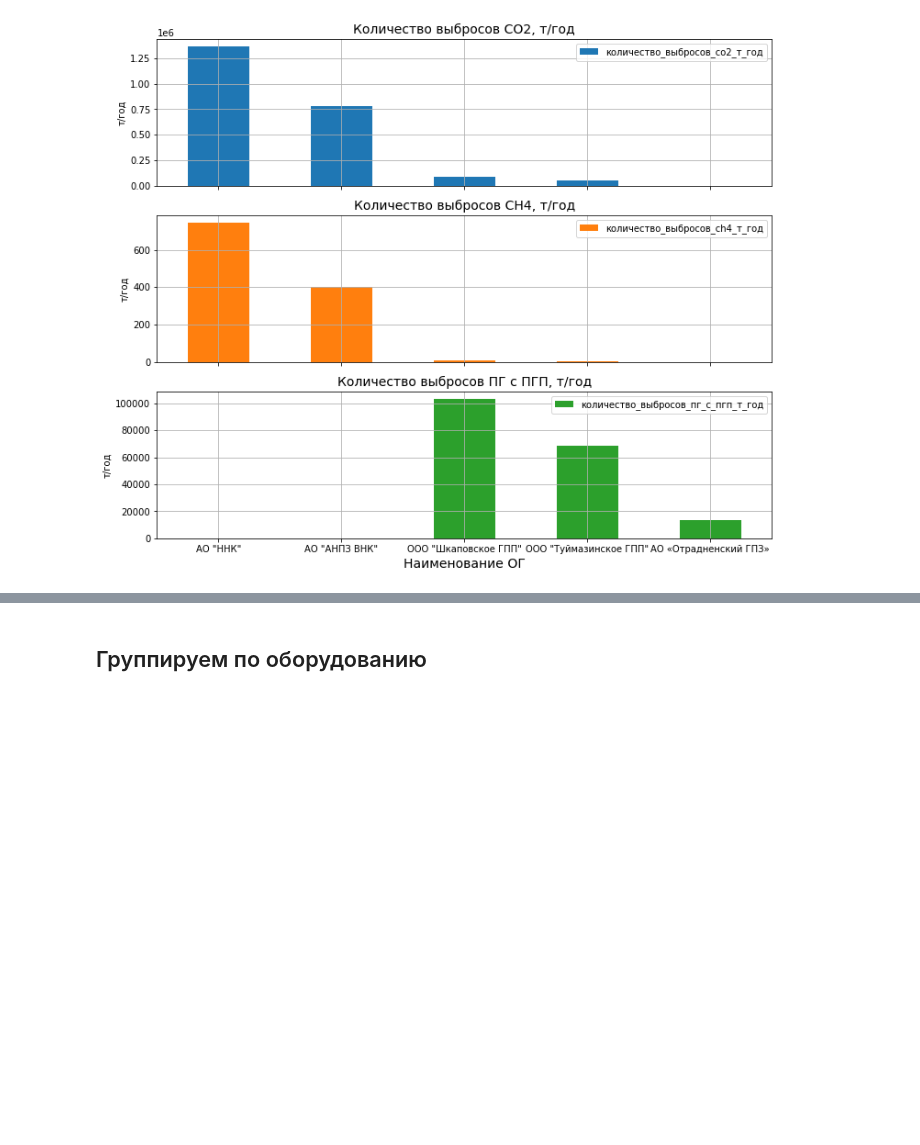
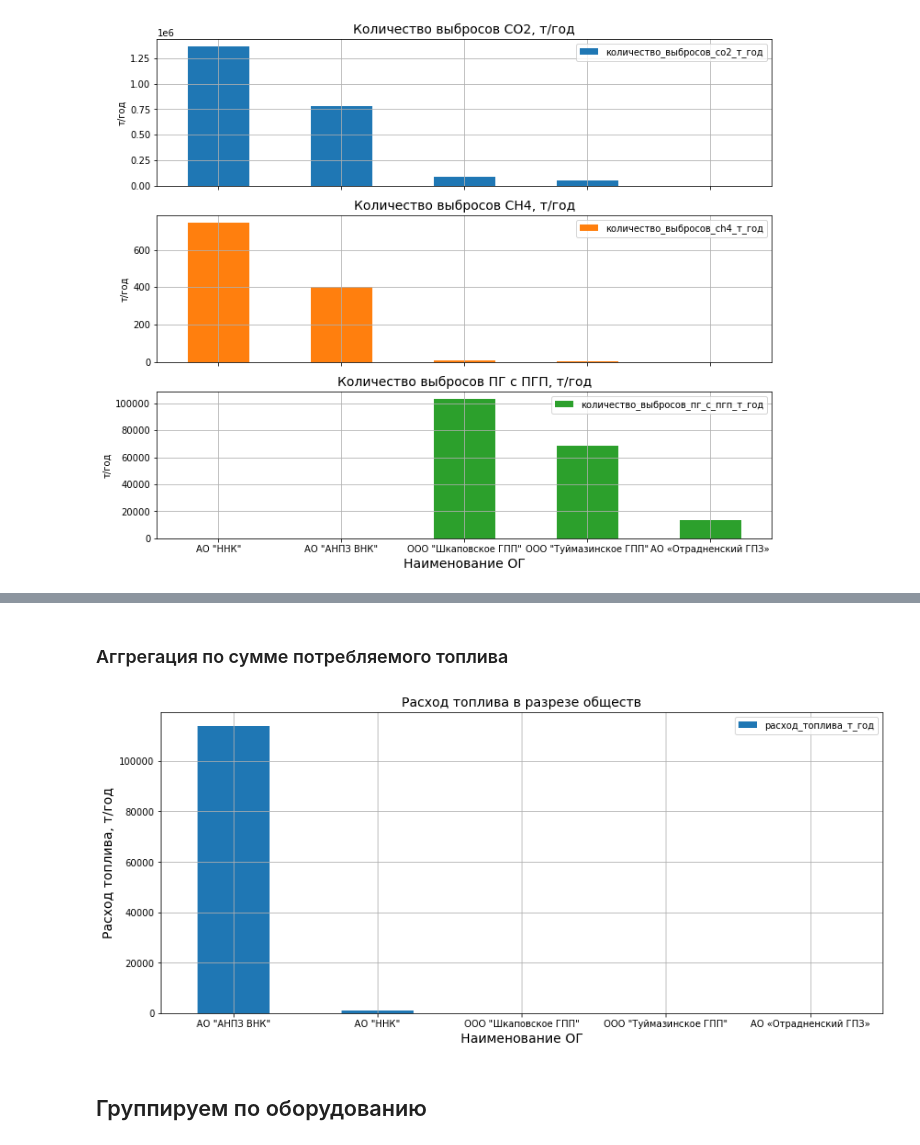
Before and after one commit to AndreiDS63/GreenDesign, a Jupyter notebook: 2_inv_analisys.ipynb, the cells around one changed output, grey strips where cells are left out. Saved outputs shown, nothing was run; the diff lists cells and outputs as text; code cells hidden in the pictures; blank space fills up the shorter version.

```diff
--- a/2_inv_analisys.ipynb
+++ b/2_inv_analisys.ipynb
@@ -41,3 +131,24 @@ axes[2].set_xlabel('Наименование ОГ', fontsize=14);
+# %% [markdown]
+### Аггрегация по сумме потребляемого топлива
+# %%
+# группируем по обществу и суммируем по выбранным столбцам, сортируем по выбросам СО2
+df_og_group_fuel = df.groupby(by='Наименование ОГ', as_index=False)[['расход_топлива_т_год']].sum()\
+    .sort_values(by='расход_топлива_т_год', ascending=False)
+
+# строим график
+axes = df_og_group_fuel.plot(
+    kind='bar',
+    grid=True,
+    figsize=(14, 6),
+    x='Наименование ОГ',
+    subplots=True,
+    rot=0
+);
+axes[0].set_title('Расход топлива в разрезе обществ', fontsize=14)
+axes[0].set_ylabel('Расход топлива, т/год', fontsize=14);
+axes[0].set_xlabel('Наименование ОГ', fontsize=14);
+# %% [output]
+[figure, added]
 # %% [markdown]
 ## Группируем по оборудованию
 # %%
```
Also changed, not shown: parts of 8 cells of this notebook.
